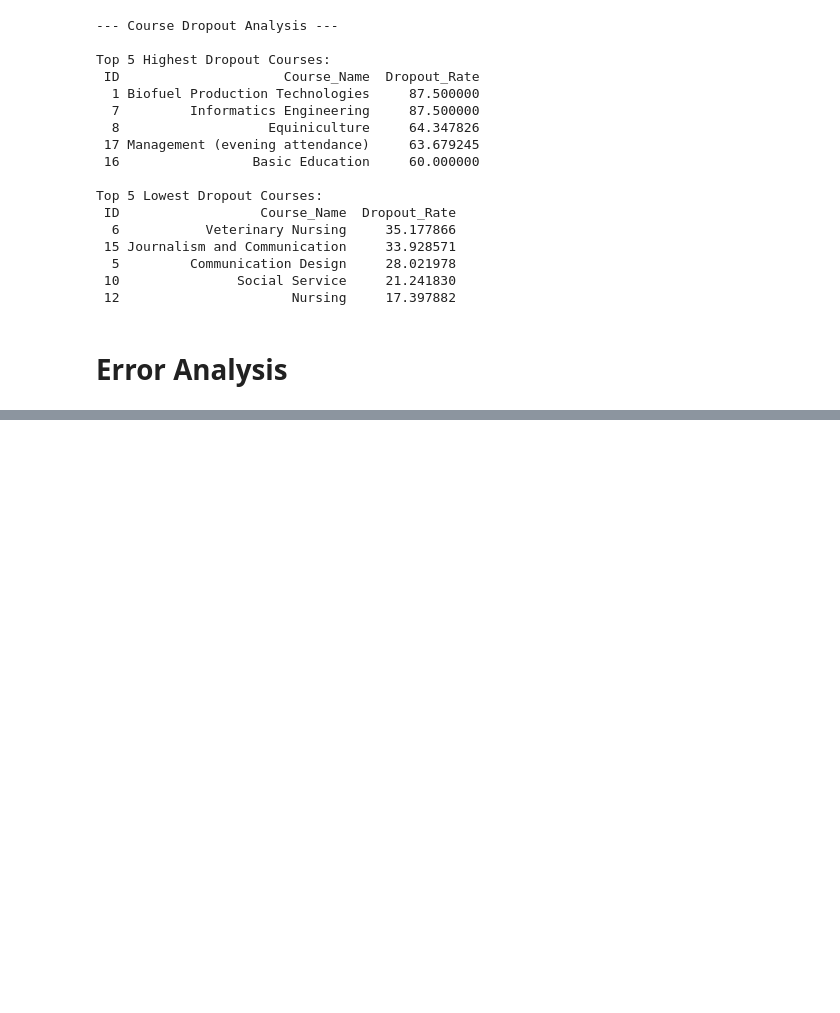
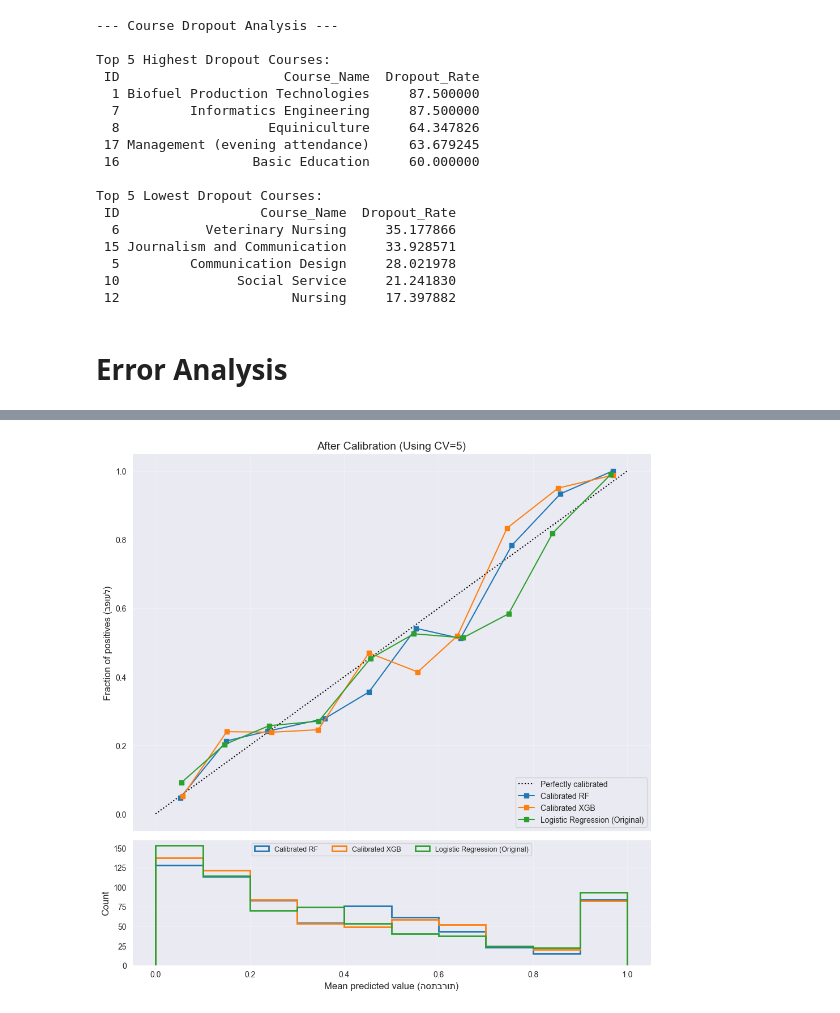
Before and after one commit to tamirlitbak/students_dropout_prediction, a Jupyter notebook: classification_without_FY.ipynb, the cells around one changed output, grey strips where cells are left out. Saved outputs shown, nothing was run; the diff lists cells and outputs as text; code cells hidden in the pictures; blank space fills up the shorter version.

```diff
--- a/classification_without_FY.ipynb
+++ b/classification_without_FY.ipynb
@@ -604,0 +789,38 @@ Top 5 Lowest Dropout Courses:
+# %%
+import matplotlib.pyplot as plt
+from sklearn.calibration import calibration_curve
+
+models_calibrated = {
+    "Calibrated RF": calibrated_rf,
+    "Calibrated XGB": calibrated_xgb,
+    "Logistic Regression (Original)": pipe_log
+}
+
+fig, (ax1, ax2) = plt.subplots(2, 1, figsize=(10, 10), sharex=True,
+                               gridspec_kw={'height_ratios': [3, 1]})
+
+ax1.plot([0, 1], [0, 1], "k:", label="Perfectly calibrated")
+
+for name, model in models_calibrated.items():
+    prob_pos = model.predict_proba(X_test)[:, 1]
+
+    fraction_of_positives, mean_predicted_value = calibration_curve(y_test, prob_pos, n_bins=10)
+
+    ax1.plot(mean_predicted_value, fraction_of_positives, "s-", label=name)
+    ax2.hist(prob_pos, range=(0, 1), bins=10, label=name, histtype="step", lw=2)
+
+ax1.set_ylabel("Fraction of positives (בפועל)", fontsize=12)
+ax1.set_ylim([-0.05, 1.05])
+ax1.legend(loc="lower right")
+ax1.set_title('After Calibration (Using CV=5)', fontsize=14)
+ax1.grid(True, alpha=0.3)
+
+ax2.set_xlabel("Mean predicted value (הסתברות)", fontsize=12)
+ax2.set_ylabel("Count", fontsize=12)
+ax2.legend(loc="upper center", ncol=3, fontsize=9)
+ax2.grid(True, alpha=0.3)
+
+plt.tight_layout()
+plt.show()
+# %% [output]
+[figure, added]
```
Also changed, not shown: parts of 20 cells of this notebook, 2 other files.
